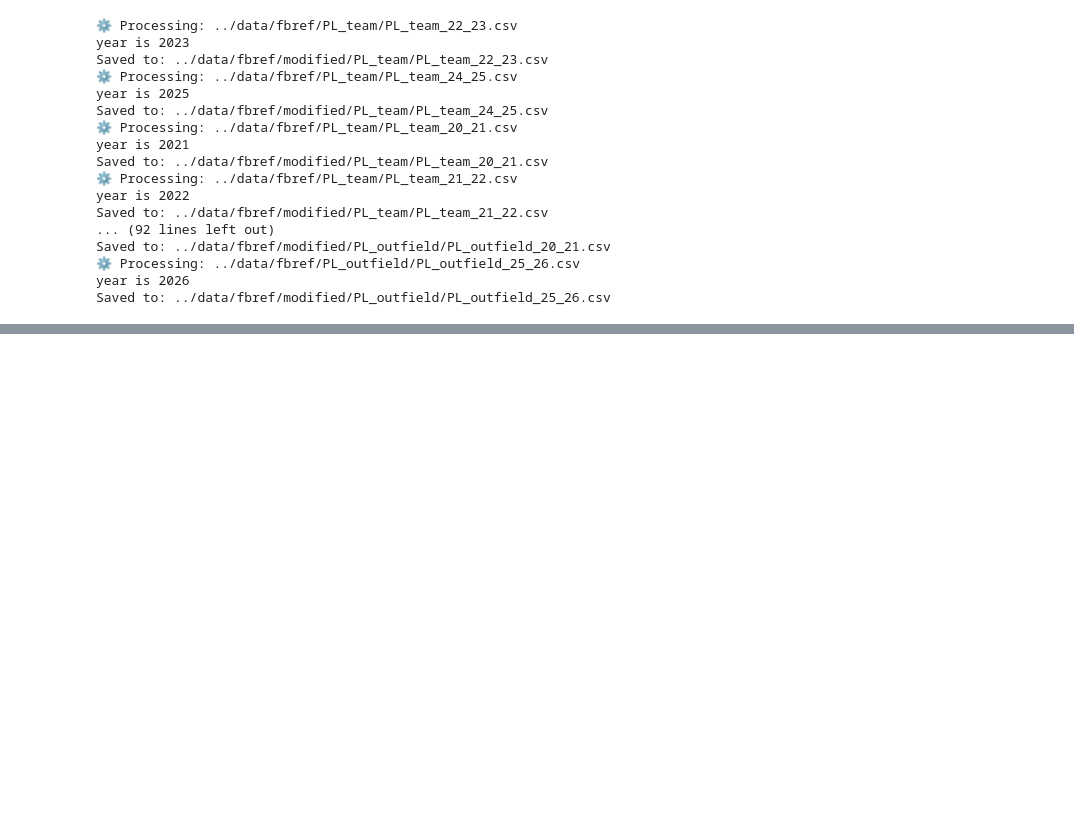
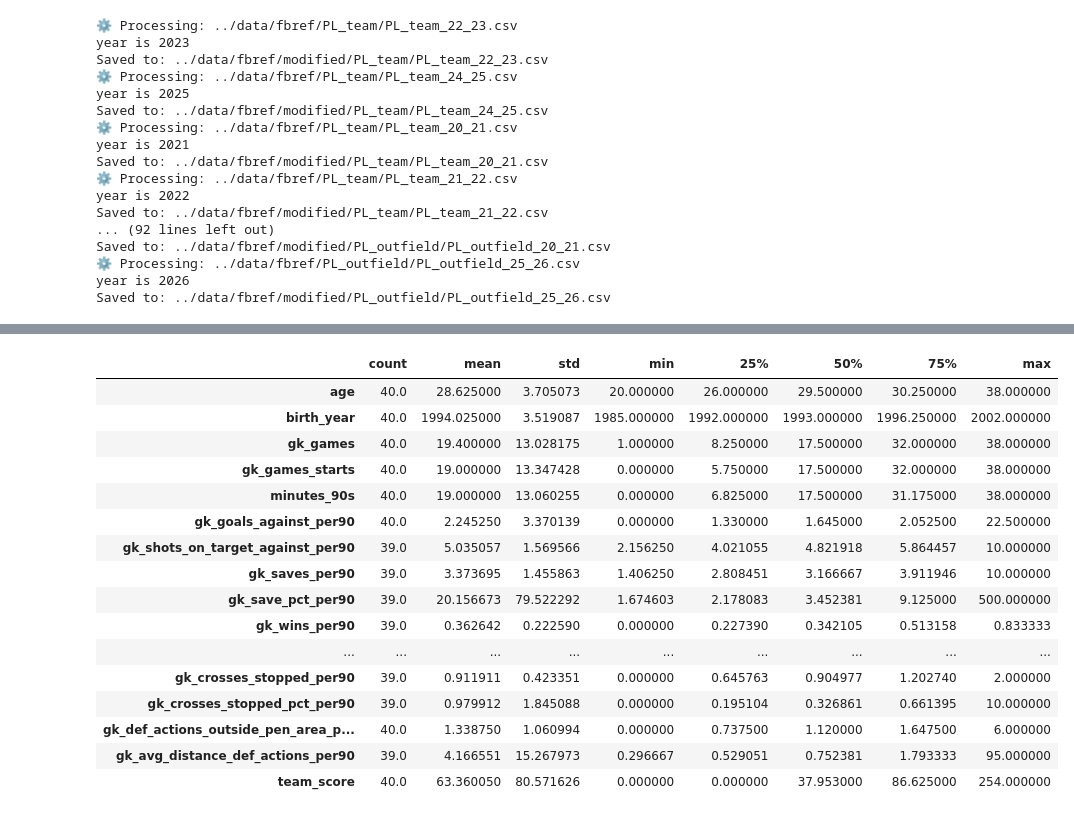
Before and after one commit to Nacnano/football-data-project, a Jupyter notebook: notebooks/mapping_fbref.ipynb, the cells around one changed output, grey strips where cells are left out. Saved outputs shown, nothing was run; the diff lists cells and outputs as text; code cells hidden in the pictures; blank space fills up the shorter version.

Commit message:
feat : keeper feature per90

```diff
--- a/notebooks/mapping_fbref.ipynb
+++ b/notebooks/mapping_fbref.ipynb
@@ -92,6 +94,3 @@ Saved to: ../data/fbref/modified/PL_outfield/PL_outfield_25_26.csv
 # %%
 pd.set_option('display.max_columns', None)
 pd.set_option('display.max_rows', None)
-# %%
-original_df = pd.read_csv('../data/fbref/modified/PL_outfield/PL_outfield_25_26.csv')
-original_df.describe().T
@@ -184,29 +96,0 @@ SyntaxError: invalid syntax. Perhaps you forgot a comma? (3185788830.py, line 34
-# %%
-per90_cols = [c for c in df.columns if c.endswith('_per90')]
-exclude_cols = [
-    'ranker',
-    'age',
-    'birth_year',
-    'minutes',
-    'minutes_90s',
-    'games',
-    'games_starts',
-    'position_fw',
-    'position_mf',
-    'position_df',
-    'team',
-    'team_score'
-] + per90_cols
-
-
-to_scale = [
-    c for c in df.columns
-    if c not in exclude_cols
-    and c not in ['minutes_90s']
-    and df[c].dtype != 'object'
-]
-
-df_scaled = df_encoded.copy()
-df_scaled[to_scale] = df_encoded[to_scale].div(df['minutes_90s'], axis=0)
-df_scaled.replace([np.inf, -np.inf], 0, inplace=True)
-df_scaled.rename(columns={c: f"{c}_per90" for c in to_scale}, inplace=True)
@@ -318,0 +263,20 @@ KeyError: "None of [Index(['Unnamed: 0'], dtype='object')] are in the [columns]"
+# %%
+df_keeper_scaled.describe().T
+# %% [output]
+|  | count | mean | std | min | 25% | 50% | 75% | max |
+| age | 40.0 | 28.625000 | 3.705073 | 20.000000 | 26.000000 | 29.500000 | 30.250000 | 38.000000 |
+| birth_year | 40.0 | 1994.025000 | 3.519087 | 1985.000000 | 1992.000000 | 1993.000000 | 1996.250000 | 2002.000000 |
+| gk_games | 40.0 | 19.400000 | 13.028175 | 1.000000 | 8.250000 | 17.500000 | 32.000000 | 38.000000 |
+| gk_games_starts | 40.0 | 19.000000 | 13.347428 | 0.000000 | 5.750000 | 17.500000 | 32.000000 | 38.000000 |
+| minutes_90s | 40.0 | 19.000000 | 13.060255 | 0.000000 | 6.825000 | 17.500000 | 31.175000 | 38.000000 |
+| gk_goals_against_per90 | 40.0 | 2.245250 | 3.370139 | 0.000000 | 1.330000 | 1.645000 | 2.052500 | 22.500000 |
+| gk_shots_on_target_against_per90 | 39.0 | 5.035057 | 1.569566 | 2.156250 | 4.021055 | 4.821918 | 5.864457 | 10.000000 |
+| gk_saves_per90 | 39.0 | 3.373695 | 1.455863 | 1.406250 | 2.808451 | 3.166667 | 3.911946 | 10.000000 |
+| gk_save_pct_per90 | 39.0 | 20.156673 | 79.522292 | 1.674603 | 2.178083 | 3.452381 | 9.125000 | 500.000000 |
+| gk_wins_per90 | 39.0 | 0.362642 | 0.222590 | 0.000000 | 0.227390 | 0.342105 | 0.513158 | 0.833333 |
+| ... | ... | ... | ... | ... | ... | ... | ... | ... |
+| gk_crosses_stopped_per90 | 39.0 | 0.911911 | 0.423351 | 0.000000 | 0.645763 | 0.904977 | 1.202740 | 2.000000 |
+| gk_crosses_stopped_pct_per90 | 39.0 | 0.979912 | 1.845088 | 0.000000 | 0.195104 | 0.326861 | 0.661395 | 10.000000 |
+| gk_def_actions_outside_pen_area_p... | 40.0 | 1.338750 | 1.060994 | 0.000000 | 0.737500 | 1.120000 | 1.647500 | 6.000000 |
+| gk_avg_distance_def_actions_per90 | 39.0 | 4.166551 | 15.267973 | 0.296667 | 0.529051 | 0.752381 | 1.793333 | 95.000000 |
+| team_score | 40.0 | 63.360050 | 80.571626 | 0.000000 | 0.000000 | 37.953000 | 86.625000 | 254.000000 |
```
Also changed, not shown: parts of 7 cells of this notebook.
